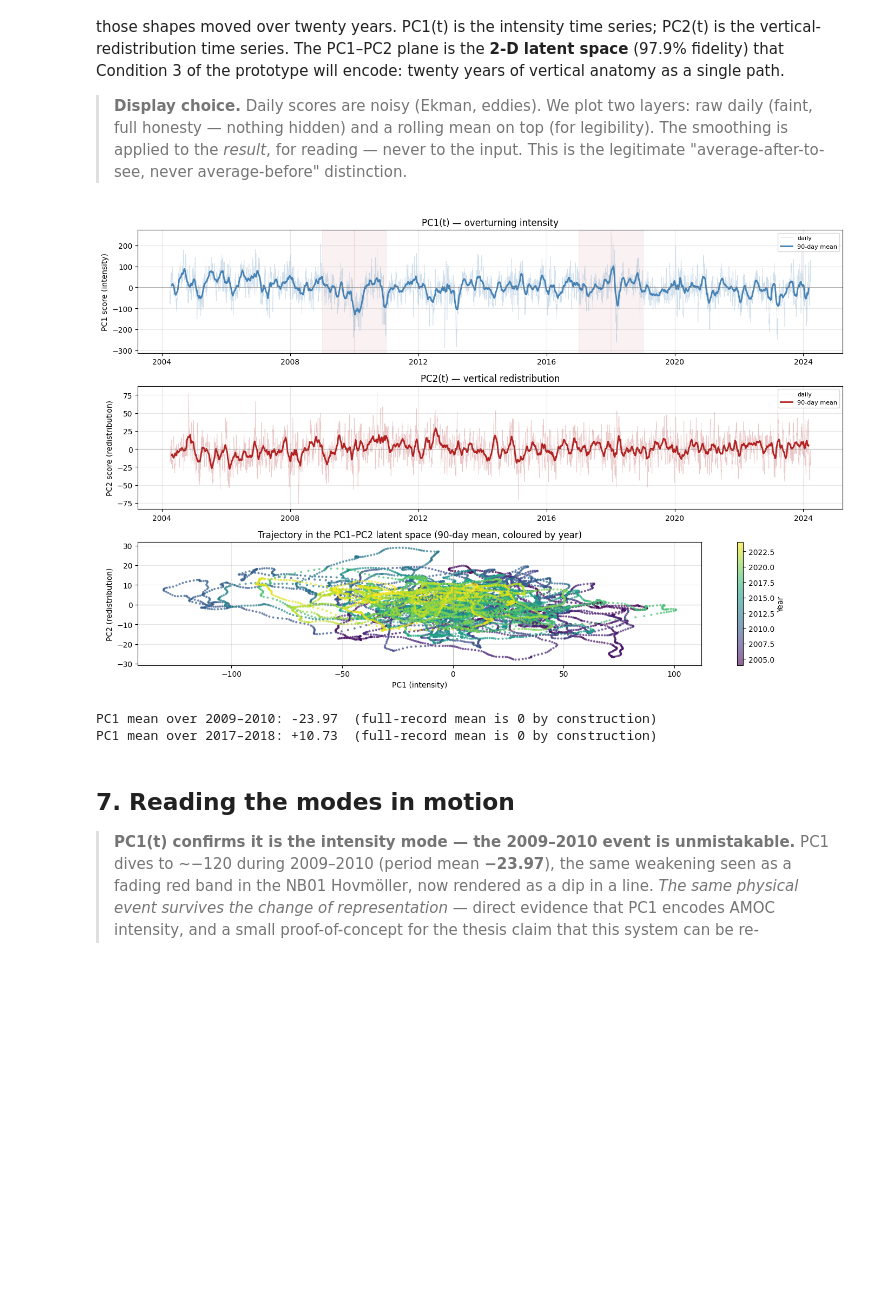
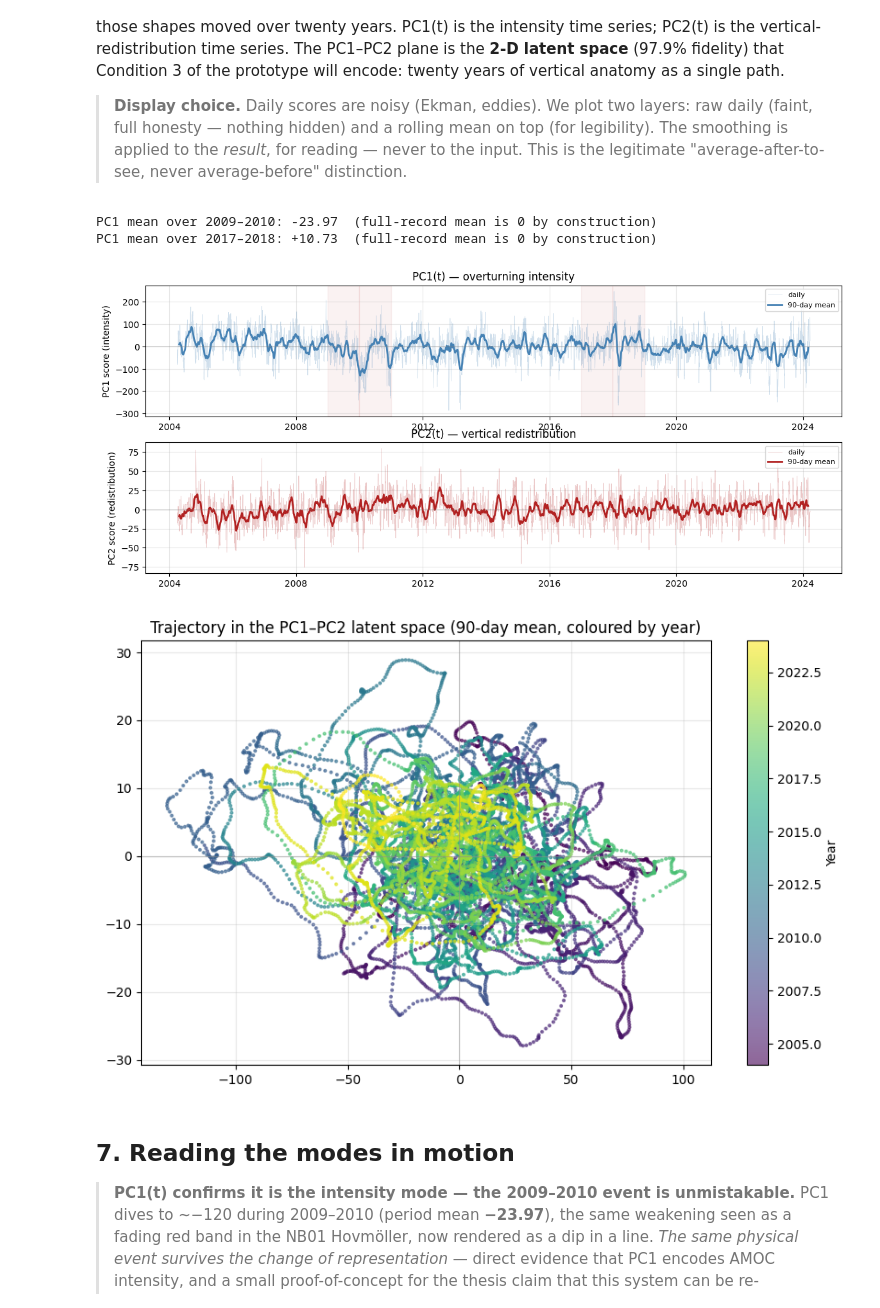
Before and after one commit to enricovaccari/thesis-pipeline, a Jupyter notebook: notebooks/03_PCA_on_vertical_profiles.ipynb, the cells around one changed output. Cells and saved outputs as stored; diff of their text form; code cells hidden in the pictures; blank space fills up the shorter version.

```diff
--- a/notebooks/03_PCA_on_vertical_profiles.ipynb
+++ b/notebooks/03_PCA_on_vertical_profiles.ipynb
@@ -406,50 +406,46 @@ pc2_smooth = pd.Series(pc2, index=t).rolling(win, center=True).mean()
 fig = plt.figure(figsize=(14, 9))
 
 # --- PC1(t) ---
 ax1 = fig.add_subplot(3, 1, 1)
 ax1.plot(t, pc1, color='steelblue', alpha=0.25, linewidth=0.5, label='daily')
 ax1.plot(t, pc1_smooth, color='steelblue', linewidth=2, label=f'{win}-day mean')
 ax1.axhline(0, color='gray', linewidth=0.8, alpha=0.6)
 ax1.set_ylabel('PC1 score (intensity)')
 ax1.set_title('PC1(t) — overturning intensity')
 ax1.legend(loc='upper right', fontsize=8)
 # mark the known events
 for yr in [2009, 2010, 2017, 2018]:
     ax1.axvspan(pd.Timestamp(f'{yr}-01-01'), pd.Timestamp(f'{yr}-12-31'),
                 color='firebrick', alpha=0.06)
 
 # --- PC2(t) ---
 ax2 = fig.add_subplot(3, 1, 2, sharex=ax1)
 ax2.plot(t, pc2, color='firebrick', alpha=0.25, linewidth=0.5, label='daily')
 ax2.plot(t, pc2_smooth, color='firebrick', linewidth=2, label=f'{win}-day mean')
 ax2.axhline(0, color='gray', linewidth=0.8, alpha=0.6)
 ax2.set_ylabel('PC2 score (redistribution)')
 ax2.set_title('PC2(t) — vertical redistribution')
 ax2.legend(loc='upper right', fontsize=8)
 
-# --- Trajectory in the PC1–PC2 plane, coloured by time ---
-ax3 = fig.add_subplot(3, 1, 3)
-sc = ax3.scatter(pc1_smooth, pc2_smooth, c=t.year, cmap='viridis',
-                 s=4, alpha=0.6)
-ax3.axhline(0, color='gray', linewidth=0.8, alpha=0.4)
-ax3.axvline(0, color='gray', linewidth=0.8, alpha=0.4)
-ax3.set_xlabel('PC1 (intensity)')
-ax3.set_ylabel('PC2 (redistribution)')
-ax3.set_title('Trajectory in the PC1–PC2 latent space (90-day mean, coloured by year)')
-cbar = plt.colorbar(sc, ax=ax3, label='Year')
-
-plt.tight_layout()
-plt.show()
-
 # Numeric check: do the known weak periods show as low PC1?
 for label, yr in [('2009–2010', (2009, 2010)), ('2017–2018', (2017, 2018))]:
     mask = (t.year >= yr[0]) & (t.year <= yr[1])
     print(f"PC1 mean over {label}: {pc1[mask].mean():+.2f}  "
           f"(full-record mean is 0 by construction)")
+
+
+# Manifold Plane Plot (PC1 vs PC2) with legend and colorbar for year
+fig, ax = plt.subplots(figsize=(10, 6))
+sc = ax.scatter(pc1_smooth, pc2_smooth, c=t.year, cmap='viridis', s=4, alpha=0.6)
+ax.set_title('Trajectory in the PC1–PC2 latent space (90-day mean, coloured by year)')
+ax.axhline(0, color='gray', linewidth=0.8, alpha=0.4)
+ax.axvline(0, color='gray', linewidth=0.8, alpha=0.4)
+cbar = plt.colorbar(sc, ax=ax, label='Year')
 # %% [output]
+PC1 mean over 2009–2010: -23.97  (full-record mean is 0 by construction)
+PC1 mean over 2017–2018: +10.73  (full-record mean is 0 by construction)
-[figure, old version]
+[figure, new version]
-PC1 mean over 2009–2010: -23.97  (full-record mean is 0 by construction)
-PC1 mean over 2017–2018: +10.73  (full-record mean is 0 by construction)
+[figure, added]
 # %% [markdown]
 ## **7. Reading the modes in motion**
 
```
Also changed, not shown: 19 other files.
